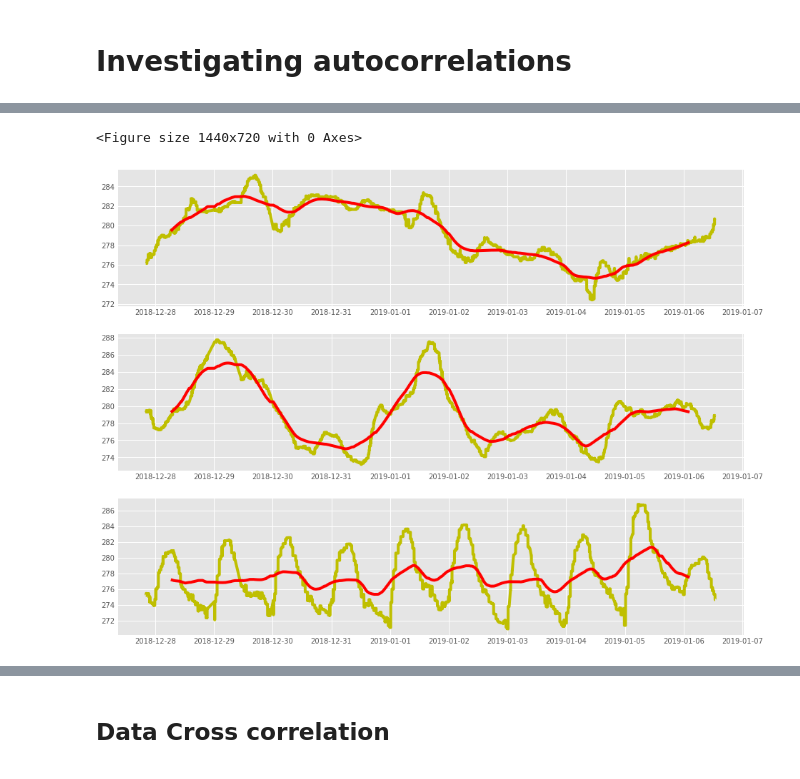
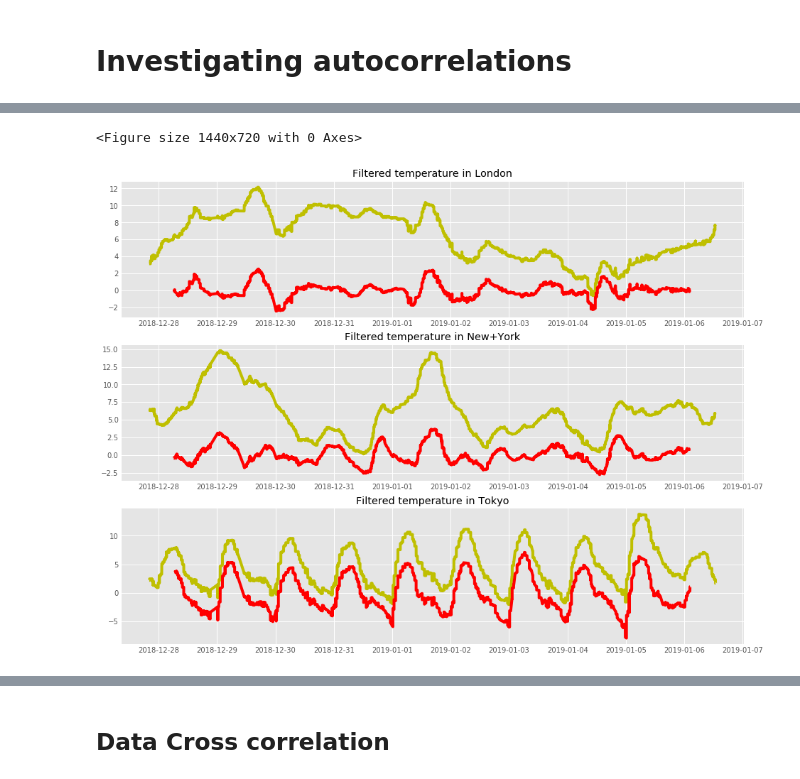
Before and after one commit to Kajotko/SIOT, a Jupyter notebook: Siot.ipynb, the cells around one changed output, grey strips where cells are left out. Cells and saved outputs as stored; diff of their text form; code cells hidden in the pictures.

```diff
--- a/Siot.ipynb
+++ b/Siot.ipynb
@@ -83,7 +83,7 @@ shifts={'London':-1, 'New+York':-6, 'Tokyo':8} #Shift all to the same timezone (
 for name, data in grouped:
     timeshift=shifts[name]
     pres_dat=data['pressure'].shift(timeshift)
-    pres_dat=pres_dat.resample('H').mean()
+    pres_dat=pres_dat.resample('H').mean().fillna(method='ffill')
     pres_dat.plot(label =name)
 plt.ylabel('Atmospheric pressure [Pa]')
 plt.title('Atmosperic pressure over time')
@@ -99,7 +99,7 @@ plt.rc('font', size=15)
 for name, data in grouped:
     timeshift=shifts[name]
     temp_dat=data['temperature']-273#.interpolate(method='cubic')#convert to celsius
-    temp_dat=temp_dat.resample('H').mean()
+    temp_dat=temp_dat.resample('H').mean().fillna(method='ffill')
     temp_dat.shift(timeshift).plot(label =name)
 plt.ylabel('Temperature [oC]')
 plt.title('Temperature over time')
@@ -244,22 +273,21 @@ for name, data in grouped:
 # %%
-#%% show autocorr and lag plots
+#%% show hautocorr and lag plots
 plt.figure(figsize=(20, 10))
-import matplotlib.gridspec as gridspec
-from pandas.plotting import autocorrelation_plot, lag_plot
-
-selectedLagPoints = [1,3,6,9,12,24,36,48,60]
-maxLagDays = 7
+plt.rc('font', size=10)
 i=0
 fig, ax = plt.subplots(nrows=3,ncols=1,figsize=(14,12))
+filteredtemps={}
 for name, data in grouped:
-    originalSignal = data['temperature']
+    originalSignal = data['temperature']-273
     t0=data.index
     windowSize = 10000
     lowPassFilteredSignal = originalSignal.rolling(windowSize, center=True).mean()
-    highPassFilteredSignal = originalSignal - lowPassFilteredSignal
+    highPassFilteredSignal= originalSignal - lowPassFilteredSignal
+    filteredtemps[name]=highPassFilteredSignal
     ax[i].plot(t0,originalSignal,c='y')
-    ax[i].plot(t0,lowPassFilteredSignal,c='r')
+    ax[i].set_title('Filtered temperature in '+name)
+    ax[i].plot(t0,highPassFilteredSignal,c='r')
     i+=1
 # %% [output]
 <Figure size 1440x720 with 0 Axes>
-[figure, old version]
+[figure, new version]
```
Also changed, not shown: parts of 16 cells of this notebook, 3 other files.
